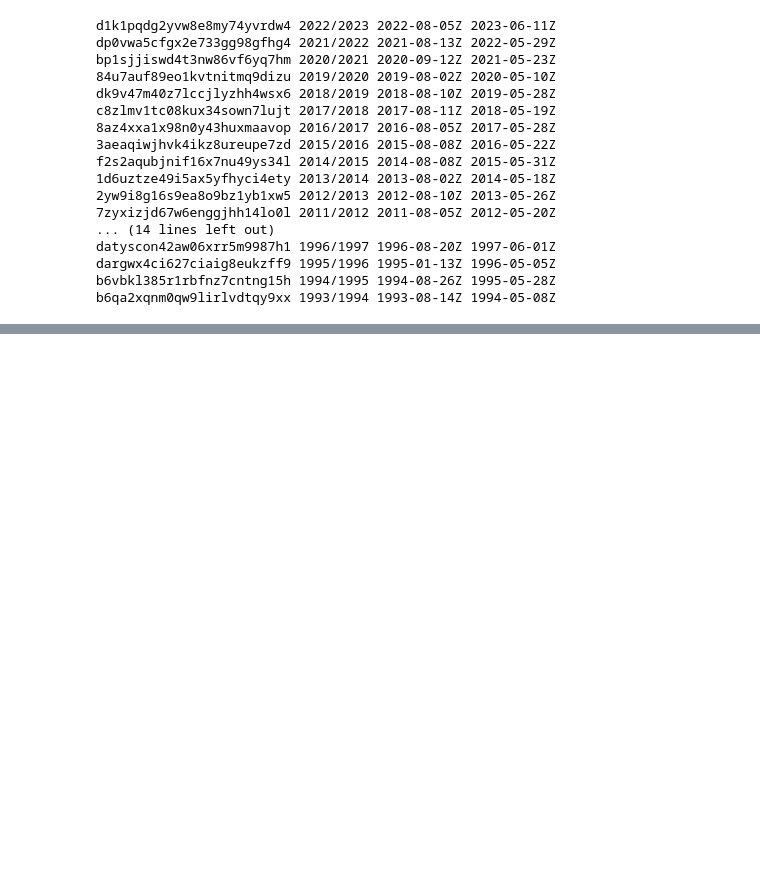
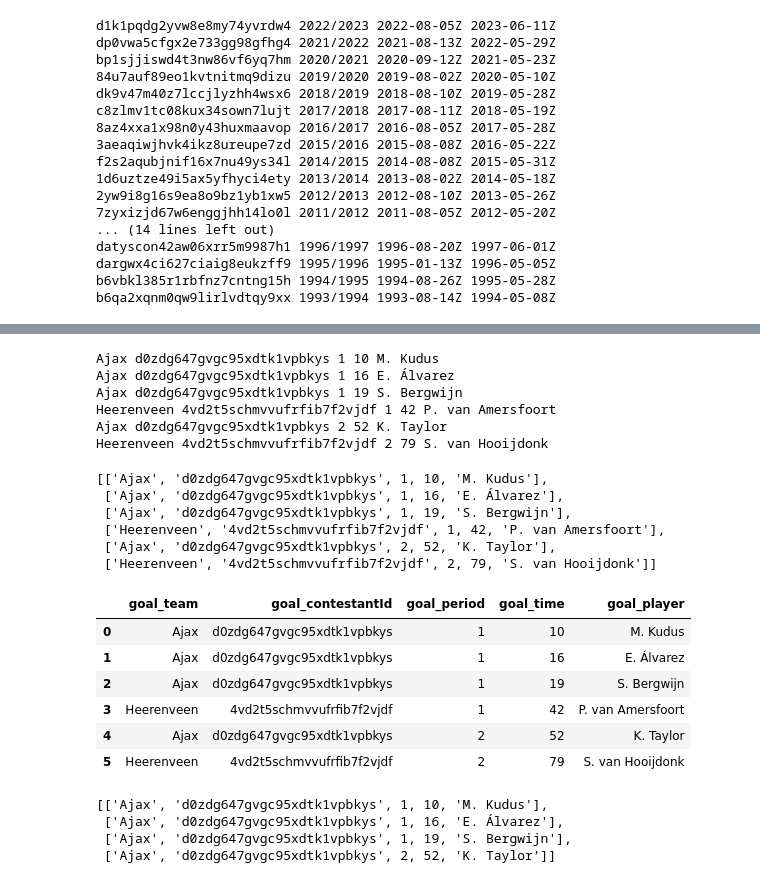
Before and after one commit to marc-aurai/Streamlit_template, a Jupyter notebook: examples/espn_opta_merge/opta_connector.ipynb, the cells around one changed output, grey strips where cells are left out. Cells and saved outputs as stored; diff of their text form; code cells hidden in the pictures; blank space fills up the shorter version.

Commit message:
add cards, goals. Generated csv's.

```diff
--- a/examples/espn_opta_merge/opta_connector.ipynb
+++ b/examples/espn_opta_merge/opta_connector.ipynb
@@ -91,0 +120,39 @@ b6qa2xqnm0qw9lirlvdtqy9xx 1993/1994 1993-08-14Z 1994-05-08Z
+# %%
+match_id = "3qiazt6i0ois333dgtt9o6tck"# 3oq6iggjm5jj15z1ngsfmdgd0
+matchstats = requests.get(f'http://api.performfeeds.com/soccerdata/matchstats/6bxvue6su4ev1690mzy62a41t/?_rt=b&_fmt=json&fx={{}}'.format(match_id)).json()['liveData']['goal']
+#print(matchstats['liveData'].keys())
+# %%
+for goal in matchstats:
+    team = requests.get(f'http://api.performfeeds.com/soccerdata/team/6bxvue6su4ev1690mzy62a41t/?_rt=b&_fmt=json&ctst={{}}'.format(goal['contestantId'])).json()['contestant'][0]['name']
+    print(team, goal["contestantId"],
+                    goal["periodId"],
+                    goal["timeMin"],
+                    goal["scorerName"])
+# %% [output]
+Ajax d0zdg647gvgc95xdtk1vpbkys 1 10 M. Kudus
+Ajax d0zdg647gvgc95xdtk1vpbkys 1 16 E. Álvarez
+Ajax d0zdg647gvgc95xdtk1vpbkys 1 19 S. Bergwijn
+Heerenveen 4vd2t5schmvvufrfib7f2vjdf 1 42 P. van Amersfoort
+Ajax d0zdg647gvgc95xdtk1vpbkys 2 52 K. Taylor
+Heerenveen 4vd2t5schmvvufrfib7f2vjdf 2 79 S. van Hooijdonk
+# %%
+team = [[requests.get(f'http://api.performfeeds.com/soccerdata/team/6bxvue6su4ev1690mzy62a41t/?_rt=b&_fmt=json&ctst={{}}'.format(goal['contestantId'])).json()['contestant'][0]['name'], goal["contestantId"], goal['periodId'], goal['timeMin'], goal['scorerName']] for goal in matchstats]
+team
+# %% [output]
+[['Ajax', 'd0zdg647gvgc95xdtk1vpbkys', 1, 10, 'M. Kudus'],
+ ['Ajax', 'd0zdg647gvgc95xdtk1vpbkys', 1, 16, 'E. Álvarez'],
+ ['Ajax', 'd0zdg647gvgc95xdtk1vpbkys', 1, 19, 'S. Bergwijn'],
+ ['Heerenveen', '4vd2t5schmvvufrfib7f2vjdf', 1, 42, 'P. van Amersfoort'],
+ ['Ajax', 'd0zdg647gvgc95xdtk1vpbkys', 2, 52, 'K. Taylor'],
+ ['Heerenveen', '4vd2t5schmvvufrfib7f2vjdf', 2, 79, 'S. van Hooijdonk']]
+# %%
+df_events = pd.DataFrame(team, columns=['goal_team','goal_contestantId','goal_period','goal_time','goal_player'])
+df_events
+# %% [output]
+|  | goal_team | goal_contestantId | goal_period | goal_time | goal_player |
+| 0 | Ajax | d0zdg647gvgc95xdtk1vpbkys | 1 | 10 | M. Kudus |
+| 1 | Ajax | d0zdg647gvgc95xdtk1vpbkys | 1 | 16 | E. Álvarez |
+| 2 | Ajax | d0zdg647gvgc95xdtk1vpbkys | 1 | 19 | S. Bergwijn |
+| 3 | Heerenveen | 4vd2t5schmvvufrfib7f2vjdf | 1 | 42 | P. van Amersfoort |
+| 4 | Ajax | d0zdg647gvgc95xdtk1vpbkys | 2 | 52 | K. Taylor |
+| 5 | Heerenveen | 4vd2t5schmvvufrfib7f2vjdf | 2 | 79 | S. van Hooijdonk |
@@ -91,0 +161,7 @@ b6qa2xqnm0qw9lirlvdtqy9xx 1993/1994 1993-08-14Z 1994-05-08Z
+# %%
+events_ajax
+# %% [output]
+[['Ajax', 'd0zdg647gvgc95xdtk1vpbkys', 1, 10, 'M. Kudus'],
+ ['Ajax', 'd0zdg647gvgc95xdtk1vpbkys', 1, 16, 'E. Álvarez'],
+ ['Ajax', 'd0zdg647gvgc95xdtk1vpbkys', 1, 19, 'S. Bergwijn'],
+ ['Ajax', 'd0zdg647gvgc95xdtk1vpbkys', 2, 52, 'K. Taylor']]
```
Also changed, not shown: parts of 9 cells of this notebook, 14 other files.
